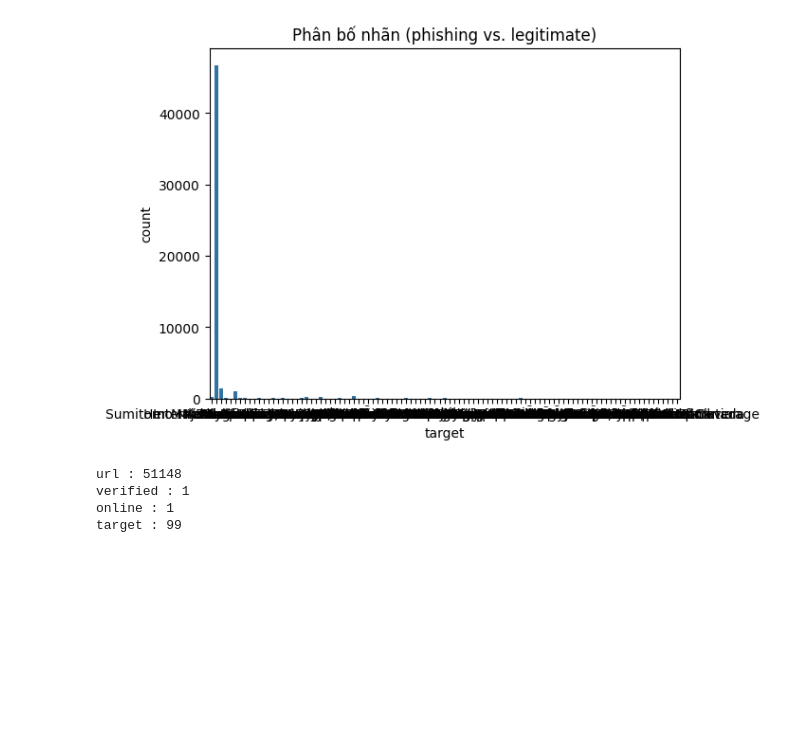
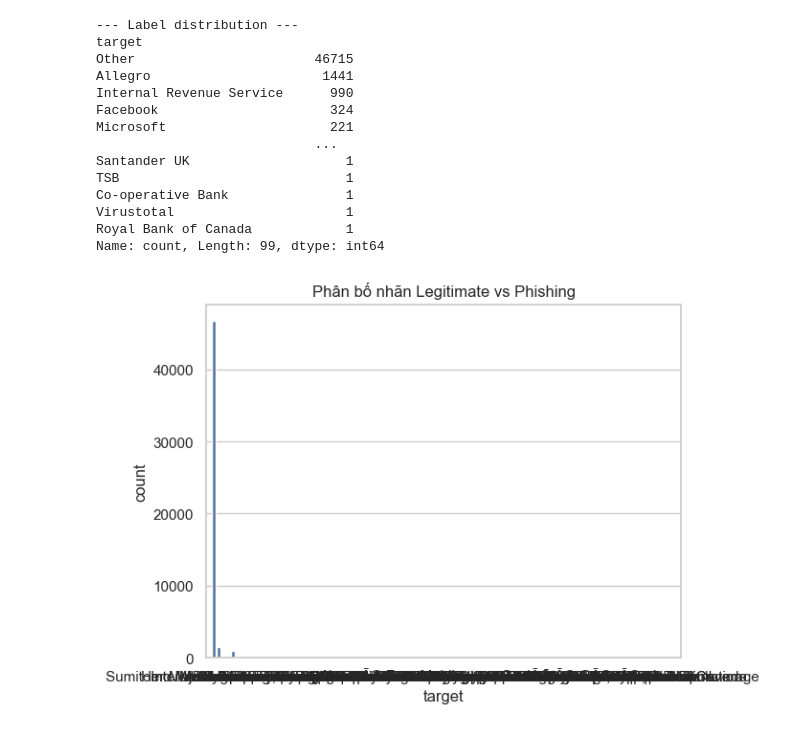
Before and after one commit to Trannhung24/phishing-detection-thesis, a Jupyter notebook: notebooks/EDA.ipynb, the cells around one changed output. Cells and saved outputs as stored; diff of their text form; code cells hidden in the pictures; blank space fills up the shorter version.

```diff
--- a/notebooks/EDA.ipynb
+++ b/notebooks/EDA.ipynb
@@ -63,17 +63,25 @@ dtype: int64
 # %%
-import seaborn as sns
-import matplotlib.pyplot as plt
+# Nếu cột nhãn là 'target'
+if "target" in df.columns:
+    print("\n--- Label distribution ---")
+    print(df["target"].value_counts())
 
-sns.countplot(x="target", data=df)
-plt.title("Phân bố nhãn (phishing vs. legitimate)")
-plt.show()
+    sns.countplot(x="target", data=df)
+    plt.title("Phân bố nhãn Legitimate vs Phishing")
+    plt.show()
 # %% [output]
+--- Label distribution ---
+target
+Other                       46715
+Allegro                      1441
+Internal Revenue Service      990
+Facebook                      324
+Microsoft                     221
+                            ...
+Santander UK                    1
+TSB                             1
+Co-operative Bank               1
+Virustotal                      1
+Royal Bank of Canada            1
+Name: count, Length: 99, dtype: int64
-[figure, old version]
+[figure, new version]
-# %%
-for col in ["url", "verified", "online", "target"]:
-    print(col, ":", df[col].nunique())
-# %% [output]
-url : 51148
-verified : 1
-online : 1
-target : 99
```
Also changed, not shown: parts of 11 cells of this notebook.
